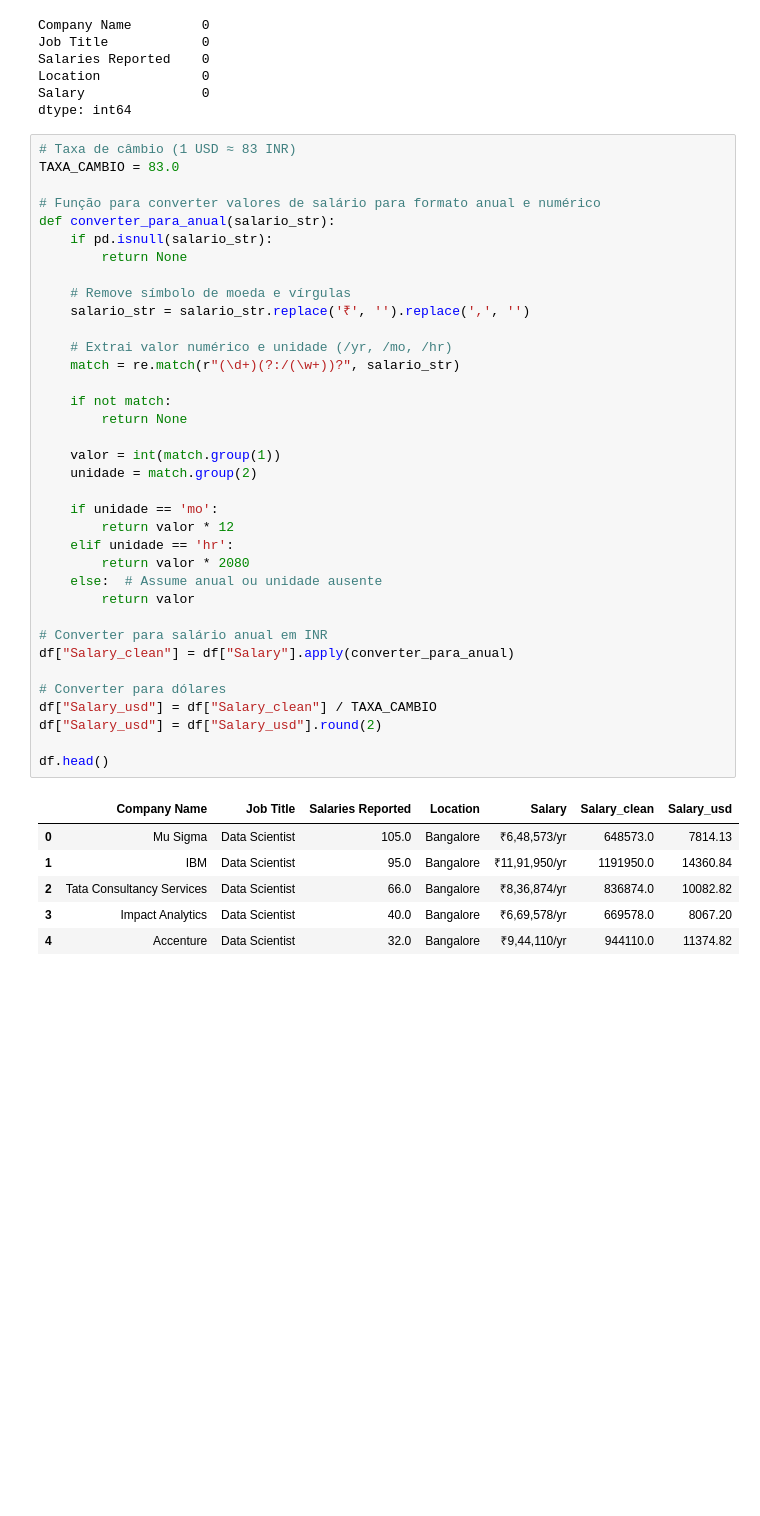
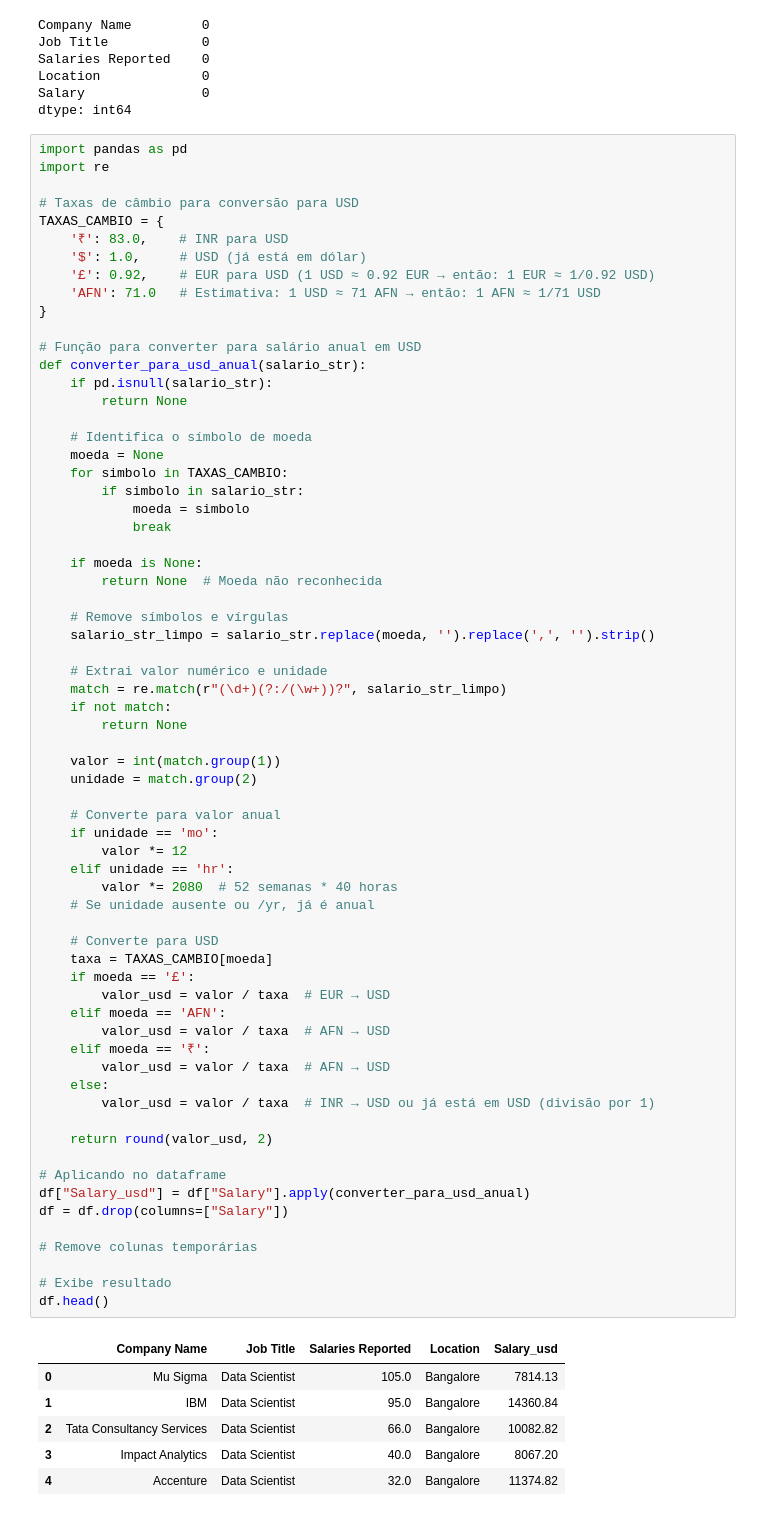
Before and after one commit to lanjos1/Salary-Estimation-Using-Regression-Model, a Jupyter notebook: Salary.ipynb, the cells around one changed output. Drawn from its saved outputs; the diff is of its cells as text; blank space fills up the shorter version.

```diff
--- a/Salary.ipynb
+++ b/Salary.ipynb
@@ -84,48 +84,78 @@ Location             0
 Salary               0
 dtype: int64
 # %%
-# Taxa de câmbio (1 USD ≈ 83 INR)
-TAXA_CAMBIO = 83.0
+import pandas as pd
+import re
 
-# Função para converter valores de salário para formato anual e numérico
-def converter_para_anual(salario_str):
+# Taxas de câmbio para conversão para USD
+TAXAS_CAMBIO = {
+    '₹': 83.0,    # INR para USD
+    '$': 1.0,     # USD (já está em dólar)
+    '£': 0.92,    # EUR para USD (1 USD ≈ 0.92 EUR → então: 1 EUR ≈ 1/0.92 USD)
+    'AFN': 71.0   # Estimativa: 1 USD ≈ 71 AFN → então: 1 AFN ≈ 1/71 USD
+}
+
+# Função para converter para salário anual em USD
+def converter_para_usd_anual(salario_str):
     if pd.isnull(salario_str):
         return None
 
-    # Remove símbolo de moeda e vírgulas
-    salario_str = salario_str.replace('₹', '').replace(',', '')
+    # Identifica o símbolo de moeda
+    moeda = None
+    for simbolo in TAXAS_CAMBIO:
+        if simbolo in salario_str:
+            moeda = simbolo
+            break
 
-    # Extrai valor numérico e unidade (/yr, /mo, /hr)
-    match = re.match(r"(\d+)(?:/(\w+))?", salario_str)
+    if moeda is None:
+        return None  # Moeda não reconhecida
 
+    # Remove símbolos e vírgulas
+    salario_str_limpo = salario_str.replace(moeda, '').replace(',', '').strip()
+
+    # Extrai valor numérico e unidade
+    match = re.match(r"(\d+)(?:/(\w+))?", salario_str_limpo)
     if not match:
         return None
 
     valor = int(match.group(1))
     unidade = match.group(2)
 
+    # Converte para valor anual
     if unidade == 'mo':
-        return valor * 12
+        valor *= 12
     elif unidade == 'hr':
-        return valor * 2080
-    else:  # Assume anual ou unidade ausente
-        return valor
+        valor *= 2080  # 52 semanas * 40 horas
+    # Se unidade ausente ou /yr, já é anual
 
-# Converter para salário anual em INR
-df["Salary_clean"] = df["Salary"].apply(converter_para_anual)
+    # Converte para USD
+    taxa = TAXAS_CAMBIO[moeda]
+    if moeda == '£':
+        valor_usd = valor / taxa  # EUR → USD
+    elif moeda == 'AFN':
+        valor_usd = valor / taxa  # AFN → USD
+    elif moeda == '₹':
+        valor_usd = valor / taxa  # AFN → USD
+    else:
+        valor_usd = valor / taxa  # INR → USD ou já está em USD (divisão por 1)
 
-# Converter para dólares
-df["Salary_usd"] = df["Salary_clean"] / TAXA_CAMBIO
-df["Salary_usd"] = df["Salary_usd"].round(2)
+    return round(valor_usd, 2)
 
+# Aplicando no dataframe
+df["Salary_usd"] = df["Salary"].apply(converter_para_usd_anual)
+df = df.drop(columns=["Salary"])
+
+# Remove colunas temporárias
+
+# Exibe resultado
 df.head()
 # %% [output]
-|  | Company Name | Job Title | Salaries Reported | Location | Salary | Salary_clean | Salary_usd |
-| 0 | Mu Sigma | Data Scientist | 105.0 | Bangalore | ₹6,48,573/yr | 648573.0 | 7814.13 |
-| 1 | IBM | Data Scientist | 95.0 | Bangalore | ₹11,91,950/yr | 1191950.0 | 14360.84 |
-| 2 | Tata Consultancy Services | Data Scientist | 66.0 | Bangalore | ₹8,36,874/yr | 836874.0 | 10082.82 |
-| 3 | Impact Analytics | Data Scientist | 40.0 | Bangalore | ₹6,69,578/yr | 669578.0 | 8067.20 |
-| 4 | Accenture | Data Scientist | 32.0 | Bangalore | ₹9,44,110/yr | 944110.0 | 11374.82 |
+|  | Company Name | Job Title | Salaries Reported | Location | Salary_usd |
+| 0 | Mu Sigma | Data Scientist | 105.0 | Bangalore | 7814.13 |
+| 1 | IBM | Data Scientist | 95.0 | Bangalore | 14360.84 |
+| 2 | Tata Consultancy Services | Data Scientist | 66.0 | Bangalore | 10082.82 |
+| 3 | Impact Analytics | Data Scientist | 40.0 | Bangalore | 8067.20 |
+| 4 | Accenture | Data Scientist | 32.0 | Bangalore | 11374.82 |
 # %%
 colunas_categoricas = ["Location"]
 df_location = pd.get_dummies(df, columns=colunas_categoricas)
```
Also changed, not shown: parts of 4 cells of this notebook.
